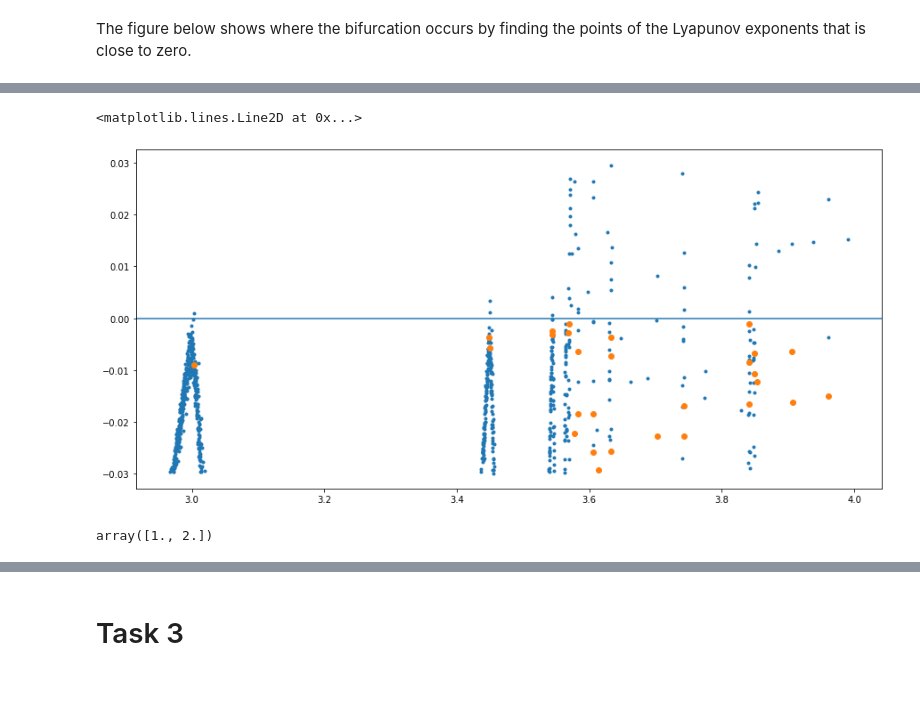
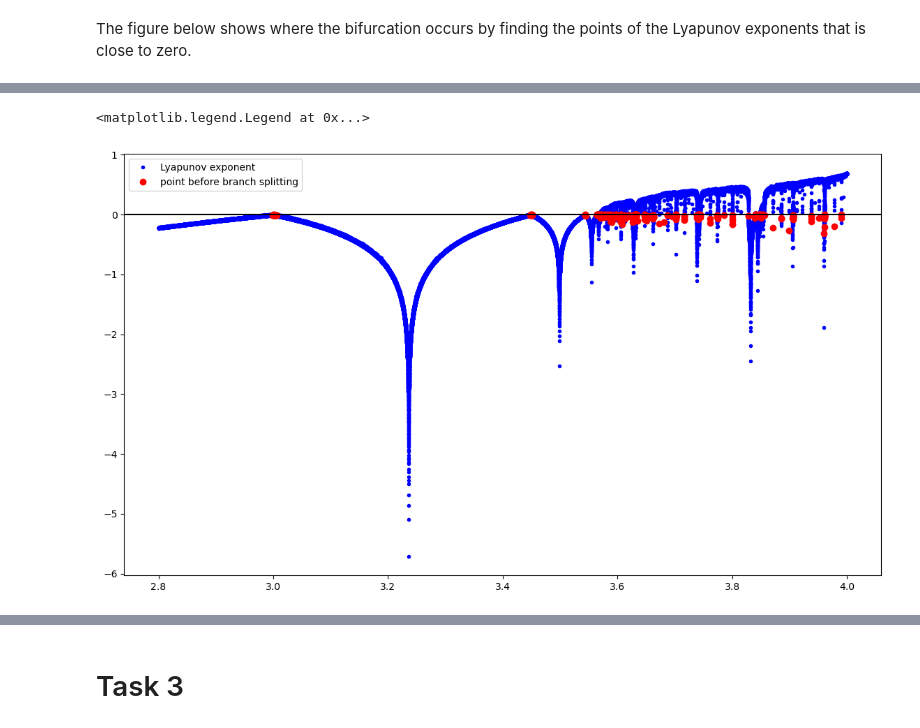
Before and after one commit to SunAndClouds/ComplexSystems, a Jupyter notebook: Lab1.ipynb, the cells around one changed output, grey strips where cells are left out. Cells and saved outputs as stored; diff of their text form; code cells hidden in the pictures; blank space fills up the shorter version.

```diff
--- a/Lab1.ipynb
+++ b/Lab1.ipynb
@@ -10,7 +10,8 @@ from sklearn.cluster import DBSCAN, KMeans
 from numba import njit
 from sympy import *
 
-plt.rcParams["figure.figsize"] = [15, 7]
+plt.rcParams["figure.figsize"] = [14, 8]
+plt.rcParams["figure.dpi"] = 100
 # %% [markdown]
 # Task 1
 # %%
@@ -75,17 +75,0 @@ plt.grid()
-# %%
-def count_points_in_interval(X, r_min, r_max):
-    filtered_points = X[:, (X[0] >= r_min) & (X[0] <= r_max)]
-    return filtered_points
-
-R = np.arange(*interval, accuracy)
-X = np.c_[R, lims[:, -1]].T
-
-r_min = 3.6
-r_max = 3.603
-
-points = count_points_in_interval(X, r_min, r_max)
-
-
-plt.plot(*np.sort(points, axis=-1), ".")
-#np.diff(np.sort(points, axis=-1)[0])
-#plt.xticks(np.arange(0,0.0010,0.0001));
@@ -105,7 +86,7 @@ def diff(x, r): # Derivative of the Logistic map
 # bifurcation parameters
 L = []
 
-for i in tqdm(range(len(R)-len(R), len(R))):
+for i in tqdm(range(len(R))):
     # Finding the x for different iterations x_i=(x1, x2, ..., xn)_i
     x = lims[i]
     r = R[i]
@@ -142,24 +141,19 @@ plt.legend()
 # %%
-import numpy as np
-
+@njit
 def elements_before_positive(arr):
     before_positive = np.zeros(arr.shape)
     for i in range(len(arr) - 1):
-        if arr[i] < 0 and arr[i + 1] > 0:
+        if arr[i] < 0 and arr[i + 1] >= 0:
             before_positive[i] = arr[i]
     return before_positive
 
+y = elements_before_positive(L)
 
-y = elements_before_positive(L[index])
-#j = np.where(y  L[index])
-
-plt.plot(R[index], L[index], ".")
-plt.plot(R[index][y == L[index]], L[index][y == L[index]], "o")
-plt.axhline(0)
+plt.plot(R, L, "b.", label="Lyapunov exponent")
+plt.plot(R[y == L] + np.diff(R)[0], L[y == L],
+         "ro", label="point before branch splitting")
+plt.axhline(0, c="k")
+plt.legend()
 # %% [output]
-<matplotlib.lines.Line2D at 0x...>
+<matplotlib.legend.Legend at 0x...>
-[figure, old version]
+[figure, new version]
-# %%
-result
-# %% [output]
-array([1., 2.])
```
Also changed, not shown: parts of 8 cells of this notebook.
